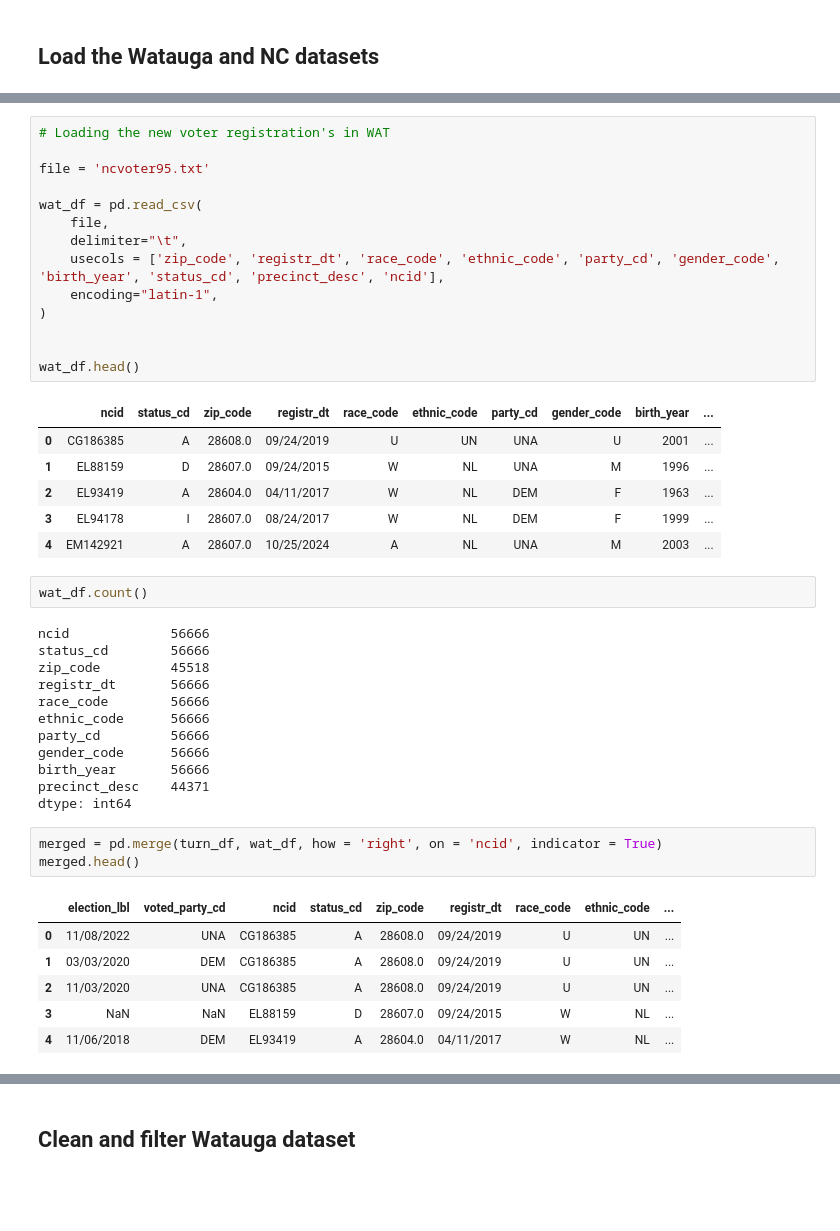
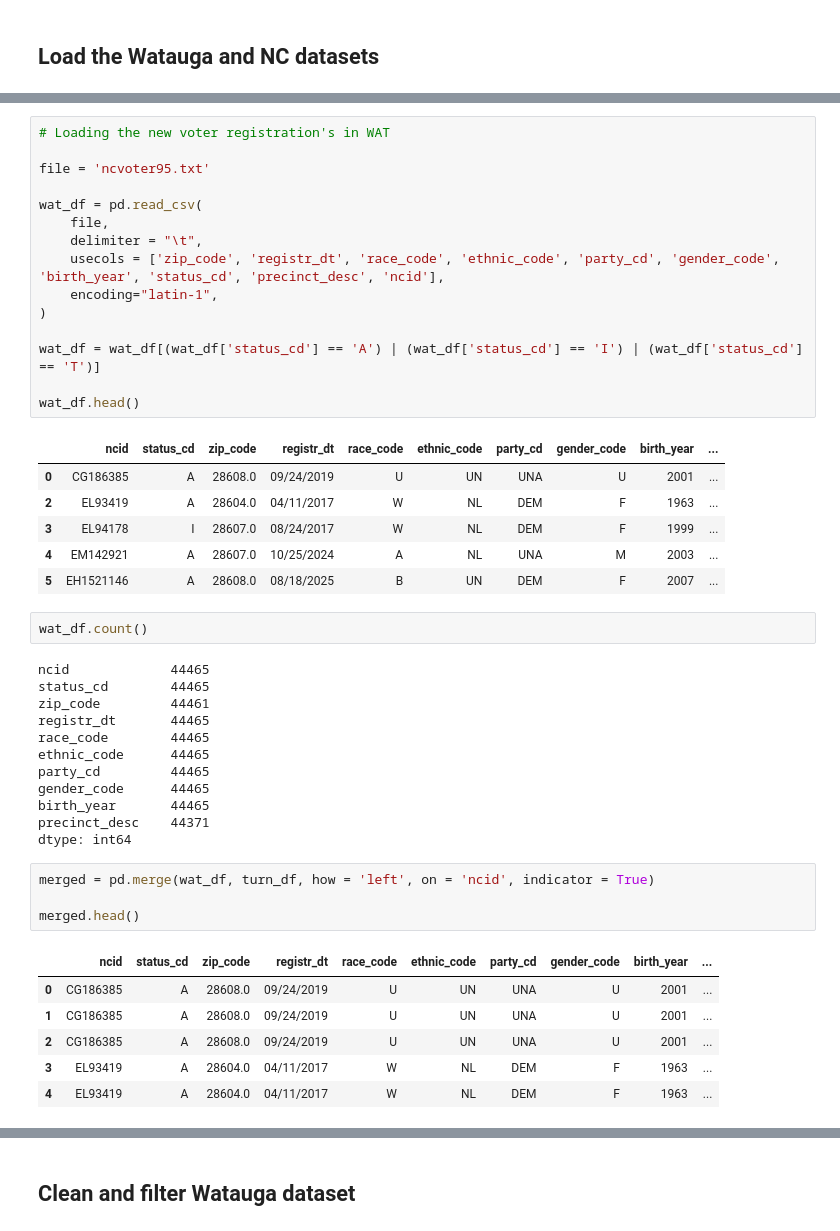
Before and after one commit to vandyy123/Election-Analysis, a Jupyter notebook: Election Results.ipynb, the cells around one changed output, grey strips where cells are left out. Drawn from its saved outputs; the diff is of its cells as text; blank space fills up the shorter version.

```diff
--- a/Election Results.ipynb
+++ b/Election Results.ipynb
@@ -37,44 +37,46 @@ file = 'ncvoter95.txt'
 
 wat_df = pd.read_csv(
     file,
-    delimiter="\t",
+    delimiter = "\t",
     usecols = ['zip_code', 'registr_dt', 'race_code', 'ethnic_code', 'party_cd', 'gender_code', 'birth_year', 'status_cd', 'precinct_desc', 'ncid'],
     encoding="latin-1",
 )
 
+wat_df = wat_df[(wat_df['status_cd'] == 'A') | (wat_df['status_cd'] == 'I') | (wat_df['status_cd'] == 'T')]
 
 wat_df.head()
 # %% [output]
 |  | ncid | status_cd | zip_code | registr_dt | race_code | ethnic_code | party_cd | gender_code | birth_year | ... |
 | 0 | CG186385 | A | 28608.0 | 09/24/2019 | U | UN | UNA | U | 2001 | ... |
-| 1 | EL88159 | D | 28607.0 | 09/24/2015 | W | NL | UNA | M | 1996 | ... |
 | 2 | EL93419 | A | 28604.0 | 04/11/2017 | W | NL | DEM | F | 1963 | ... |
 | 3 | EL94178 | I | 28607.0 | 08/24/2017 | W | NL | DEM | F | 1999 | ... |
 | 4 | EM142921 | A | 28607.0 | 10/25/2024 | A | NL | UNA | M | 2003 | ... |
+| 5 | EH1521146 | A | 28608.0 | 08/18/2025 | B | UN | DEM | F | 2007 | ... |
 # %%
 wat_df.count()
 # %% [output]
-ncid             56666
-status_cd        56666
-zip_code         45518
-registr_dt       56666
-race_code        56666
-ethnic_code      56666
-party_cd         56666
-gender_code      56666
-birth_year       56666
+ncid             44465
+status_cd        44465
+zip_code         44461
+registr_dt       44465
+race_code        44465
+ethnic_code      44465
+party_cd         44465
+gender_code      44465
+birth_year       44465
 precinct_desc    44371
 dtype: int64
 # %%
-merged = pd.merge(turn_df, wat_df, how = 'right', on = 'ncid', indicator = True)
+merged = pd.merge(wat_df, turn_df, how = 'left', on = 'ncid', indicator = True)
+
 merged.head()
 # %% [output]
-|  | election_lbl | voted_party_cd | ncid | status_cd | zip_code | registr_dt | race_code | ethnic_code | ... |
-| 0 | 11/08/2022 | UNA | CG186385 | A | 28608.0 | 09/24/2019 | U | UN | ... |
-| 1 | 03/03/2020 | DEM | CG186385 | A | 28608.0 | 09/24/2019 | U | UN | ... |
-| 2 | 11/03/2020 | UNA | CG186385 | A | 28608.0 | 09/24/2019 | U | UN | ... |
-| 3 | NaN | NaN | EL88159 | D | 28607.0 | 09/24/2015 | W | NL | ... |
-| 4 | 11/06/2018 | DEM | EL93419 | A | 28604.0 | 04/11/2017 | W | NL | ... |
+|  | ncid | status_cd | zip_code | registr_dt | race_code | ethnic_code | party_cd | gender_code | birth_year | ... |
+| 0 | CG186385 | A | 28608.0 | 09/24/2019 | U | UN | UNA | U | 2001 | ... |
+| 1 | CG186385 | A | 28608.0 | 09/24/2019 | U | UN | UNA | U | 2001 | ... |
+| 2 | CG186385 | A | 28608.0 | 09/24/2019 | U | UN | UNA | U | 2001 | ... |
+| 3 | EL93419 | A | 28604.0 | 04/11/2017 | W | NL | DEM | F | 1963 | ... |
+| 4 | EL93419 | A | 28604.0 | 04/11/2017 | W | NL | DEM | F | 1963 | ... |
 # %%
 merged.count()
 # %% [output]
```
Also changed, not shown: parts of 19 cells of this notebook.
